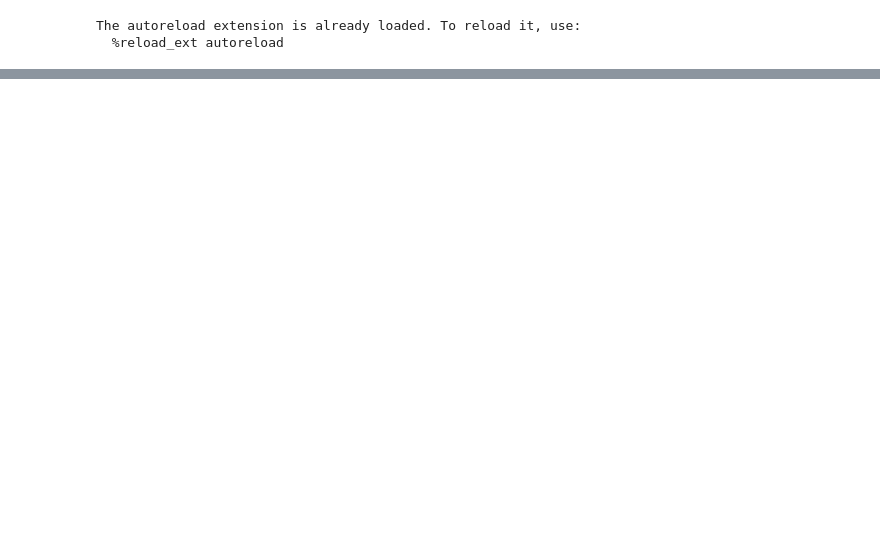
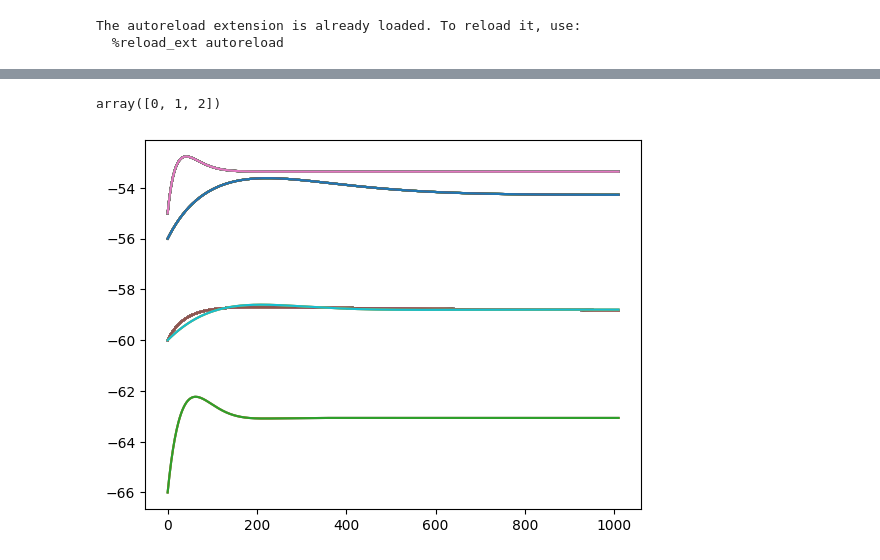
Before and after one commit to Dalsaetra/NeuroSimV3, a Jupyter notebook: python/notebook.ipynb, the cells around one changed output, grey strips where cells are left out. Cells and saved outputs as stored; diff of their text form; code cells hidden in the pictures; blank space fills up the shorter version.

```diff
--- a/python/notebook.ipynb
+++ b/python/notebook.ipynb
@@ -90,0 +170,26 @@ plt.show()
+# %%
+C = np.load("connectivity_matrix.npy")
+# %%
+connectome = Connectome(
+    max_synapses,
+    neuron_pop,
+    C,
+    synapse_strength,
+)
+# %%
+sim = Simulation(connectome, dt, stepper_type="adapt")
+# %%
+I_ext = 35
+
+for i in range(1000):
+    sim.step(I_ext=I_ext)
+# %%
+neuron_pop.get_types_from_layer(0)
+neuron_pop.get_neurons_from_layer(0)
+# %% [output]
+array([0, 1, 2])
+# %%
+plt.plot(np.array(sim.stats.Vs))
+plt.show()
+# %% [output]
+[figure, added]
```
Also changed, not shown: parts of 11 cells of this notebook, 5 other files.
